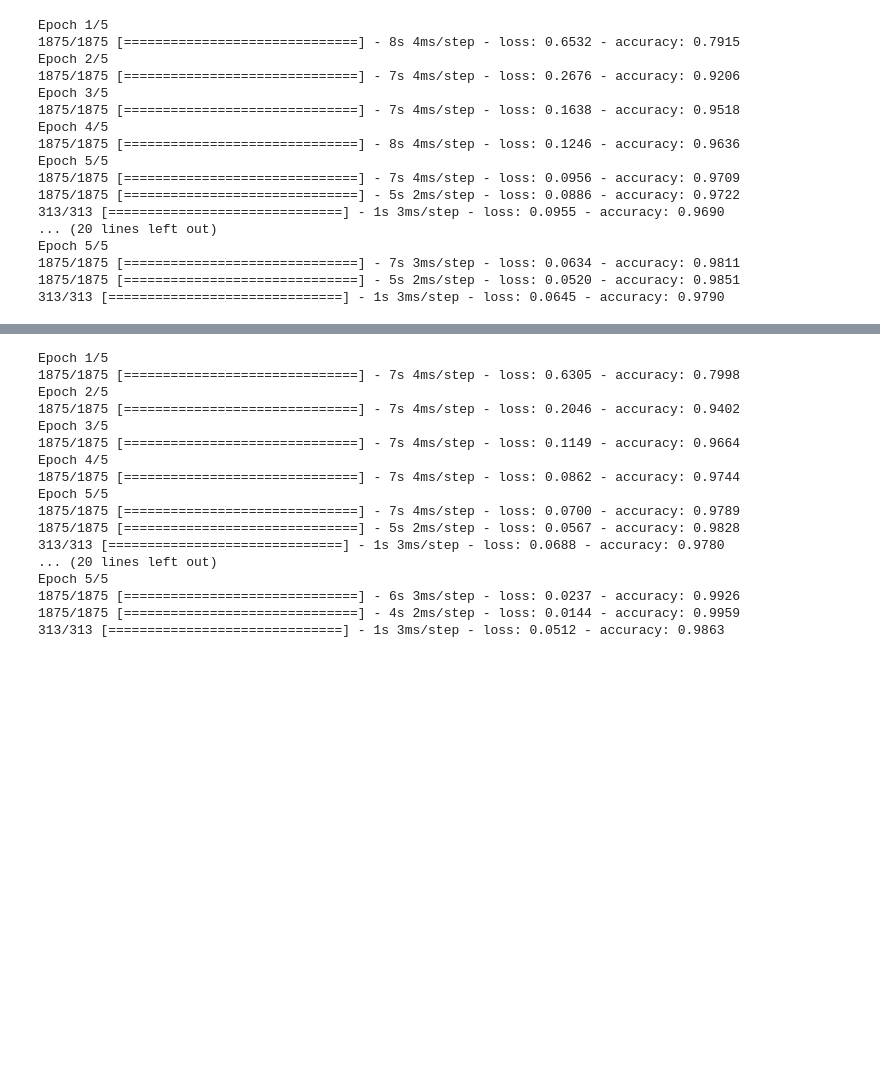
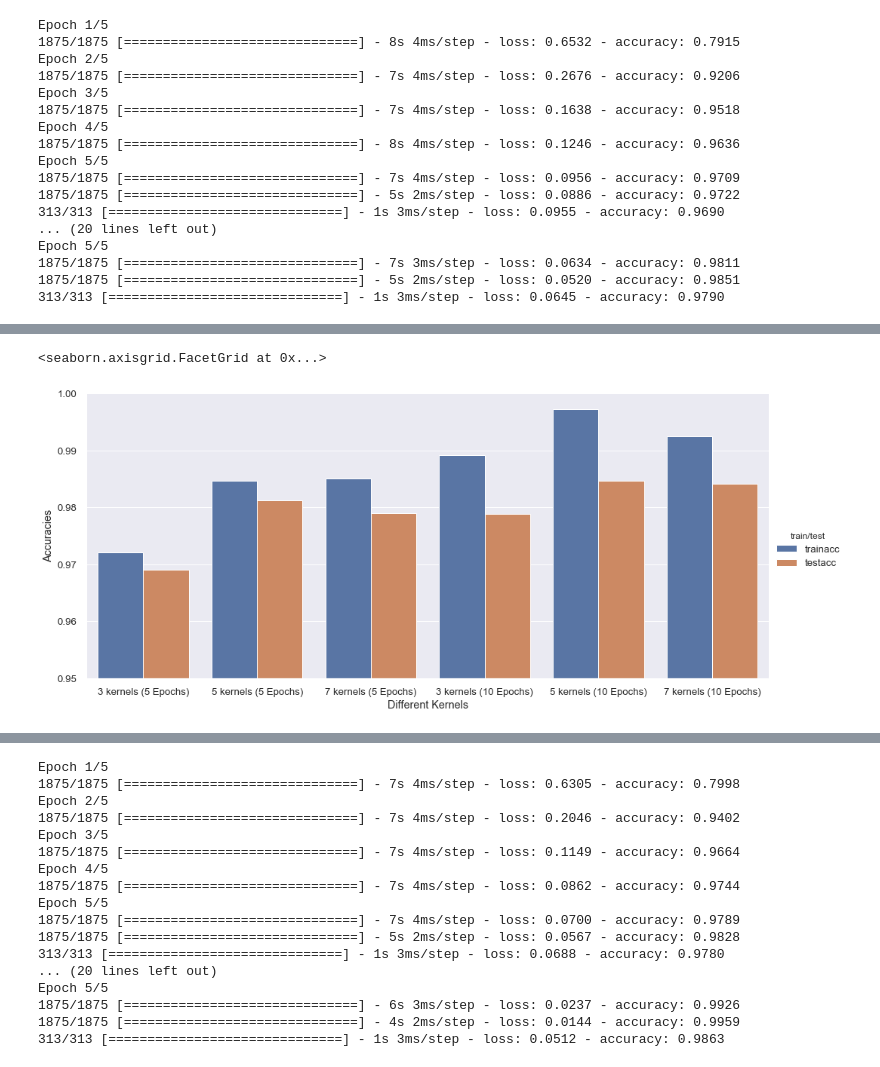
Before and after one commit to jatingupta-2000/DL-Labs, a Jupyter notebook: E18CSE140_DL_Lab6.ipynb, the cells around one changed output, grey strips where cells are left out. Cells and saved outputs as stored; diff of their text form; code cells hidden in the pictures; blank space fills up the shorter version.

```diff
--- a/E18CSE140_DL_Lab6.ipynb
+++ b/E18CSE140_DL_Lab6.ipynb
@@ -162,18 +212,3 @@ Epoch 5/5
 1875/1875 [==============================] - 7s 3ms/step - loss: 0.0634 - accuracy: 0.9811
 1875/1875 [==============================] - 5s 2ms/step - loss: 0.0520 - accuracy: 0.9851
 313/313 [==============================] - 1s 3ms/step - loss: 0.0645 - accuracy: 0.9790
-# %%
-for i in kernels:
-    t=time.time()
-    model=keras.Sequential()
-    model.add(keras.Input(shape=(28,28,1)))
-    model.add(Conv2D(16, kernel_size=(i, i), activation="sigmoid"))
-    model.add(Conv2D(16, kernel_size=(i, i), activation="sigmoid"))
-    model.add(Flatten())
-    model.add(Dense(10, activation="softmax"))
-    model.compile(loss="categorical_crossentropy", optimizer="adam", metrics=["accuracy"])
-    model.fit(X_train, y_train, epochs=10)
-    times16fil.append(time.time()-t)
-    trainacc16fil.append(model.evaluate(X_train,y_train)[1])
-    testacc16fil.append(model.evaluate(X_test,y_test)[1])
-    params16fil.append(model.count_params())
@@ -197,0 +215,17 @@ Epoch 10/10
+# %%
+import matplotlib.pyplot as plt
+import seaborn as sns
+plt.style.use('seaborn')
+kernels=[str(i) for i in kernels]
+sns.set(font_scale=1.2)
+data={'Different Kernels':[str(i)+" kernels (5 Epochs)" for i in kernels]+[str(i)+" kernels (10 Epochs)" for i in kernels]
+      ,'trainacc':trainacc16fil
+      ,'testacc':testacc16fil}
+df=pd.DataFrame(data)
+df = pd.melt(df, id_vars="Different Kernels", var_name="train/test", value_name="Accuracies")
+nls=sns.catplot(x='Different Kernels', y='Accuracies', hue='train/test',
+            data=df, kind='bar',height=6.27, aspect=13.7/6.27)
+nls.set(ylim=(0.95,1))
+# %% [output]
+<seaborn.axisgrid.FacetGrid at 0x...>
+[figure, added]
```
Also changed, not shown: parts of 20 cells of this notebook.
